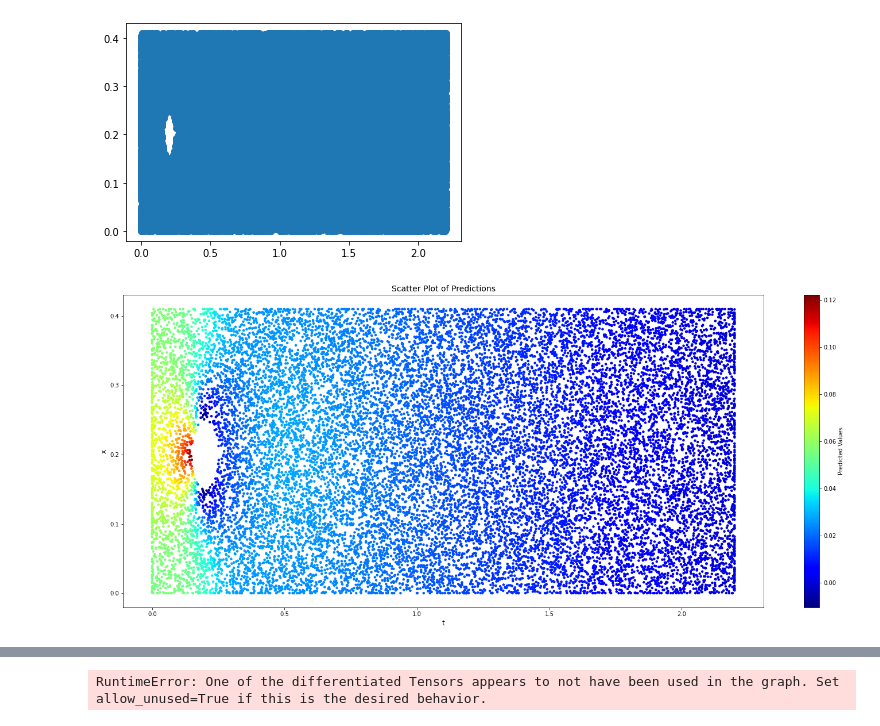
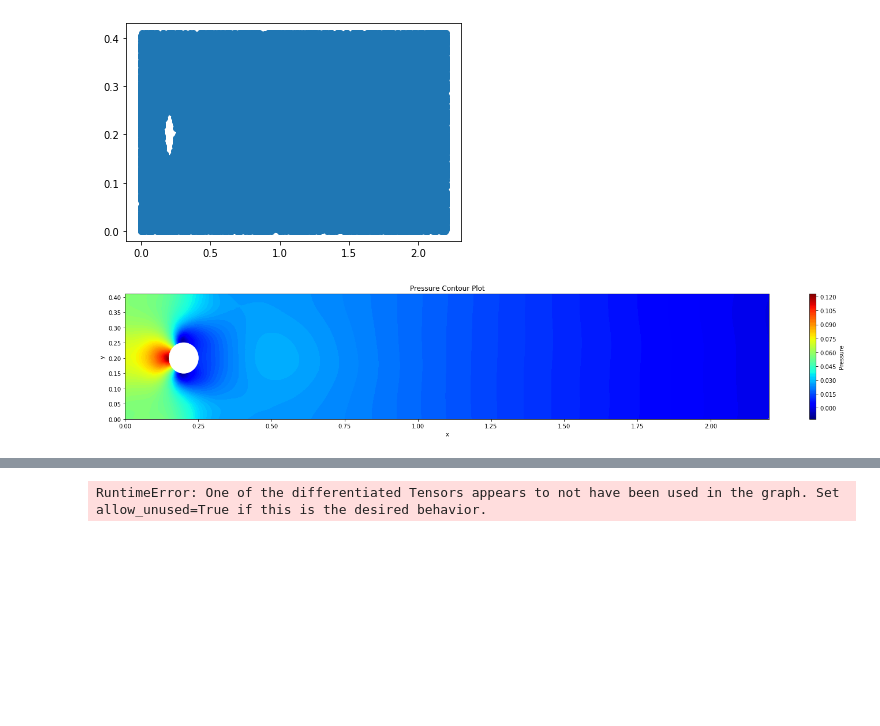
Before and after one commit to STE0493/DP-PINNs, a Jupyter notebook: navier_stokes_static.ipynb, the cells around one changed output, grey strips where cells are left out. Saved outputs shown, nothing was run; the diff lists cells and outputs as text; code cells hidden in the pictures; blank space fills up the shorter version.

```diff
--- a/navier_stokes_static.ipynb
+++ b/navier_stokes_static.ipynb
@@ -332,23 +332,17 @@ plt.scatter(x_test.detach().cpu().numpy().squeeze(), y_test.detach().cpu().numpy
 # %%
 # Convert tensors to numpy arrays
 x = x_test.detach().cpu().numpy().squeeze()
 y = y_test.detach().cpu().numpy().squeeze()
 z = p_pred.detach().cpu().numpy().squeeze()  # Prediction values
 
-# Scatter plot
-plt.figure(figsize=(25, 10))
-scatter = plt.scatter(x, y, c=z, cmap="jet", marker="o", edgecolors="none", s=20)
-
-# Add colorbar
-cbar = plt.colorbar(scatter)
-cbar.set_label("Predicted Values")
-
-# Labels and titles
-plt.xlabel("t", fontsize=12)
-plt.ylabel("x", fontsize=12)
-plt.title("Scatter Plot of Predictions", fontsize=14)
-
-# Show plot
+circle = plt.Circle((0.2, 0.2), 0.05, color="white", zorder=10)
+fig, ax = plt.subplots(figsize=(25, 4))
+contour = ax.tricontourf(x, y, z, levels=100, cmap="jet")
+plt.colorbar(contour, label="Pressure")
+ax.add_patch(circle)
+ax.set_xlabel("x")
+ax.set_ylabel("y")
+ax.set_title("Pressure Contour Plot")
 plt.show()
 # %% [output]
-[figure, old version]
+[figure, new version]
```
Also changed, not shown: parts of 3 cells of this notebook.
